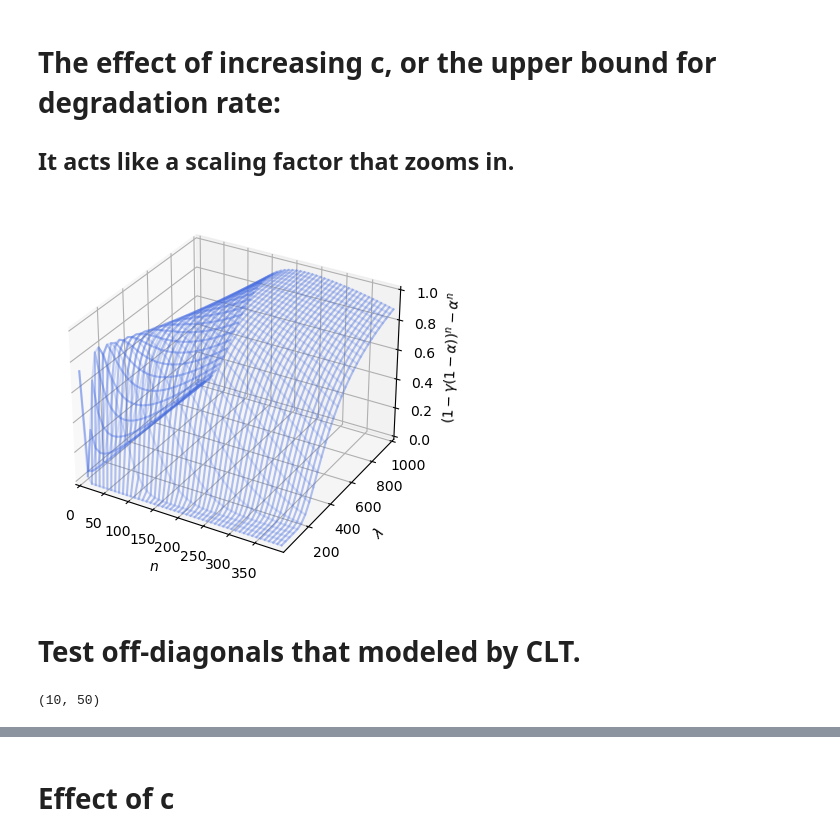
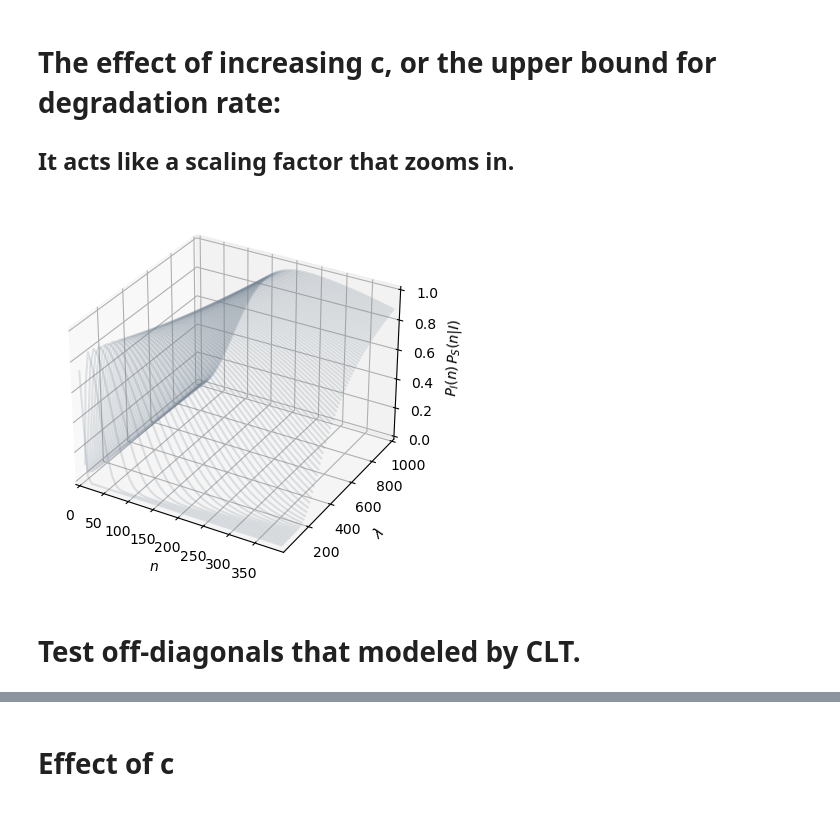
Before and after one commit to rpazuki/morpho_repo, a Jupyter notebook: Gershgoring/Final/P_I_P_S_estimates.ipynb, the cells around one changed output, grey strips where cells are left out. Saved outputs shown, nothing was run; the diff lists cells and outputs as text; code cells hidden in the pictures.

```diff
--- a/Gershgoring/Final/P_I_P_S_estimates.ipynb
+++ b/Gershgoring/Final/P_I_P_S_estimates.ipynb
@@ -77,7 +77,7 @@ def gamma_clt(n, mu, sigma, c):
 # %%
 c=1
 ns = 4*np.arange(1, 100, 2).astype(np.int32)#np.array([4, 8, 16, 32, 64, 128, 256])#, 512, 1024])
-lambs = np.linspace(1, 1000, 30)# np.array([1, 10, 50, 100, 500])
+lambs = np.linspace(1, 1000, 60)# np.array([1, 10, 50, 100, 500])
 
 alphas = np.array([[alpha_exp(n ,lamb, c)
                              for n in ns]
@@ -88,14 +88,16 @@ ax = plt.figure().add_subplot(projection='3d', azim=120)
 
 for k,lamb in enumerate(lambs):
     ax.plot(ns, 1-alphas[k,:], zs=lamb, zdir='y',
-            color='royalblue', alpha=.3)
+            color='slategray'#'royalblue'
+            , alpha=.3)
 
-for k,n in enumerate(ns):
-    ax.plot(lambs, 1-alphas[:,k], zs=n, zdir='x',
-            color='royalblue', alpha=.3)
+# for k,n in enumerate(ns):
+#     ax.plot(lambs, 1-alphas[:,k], zs=n, zdir='x',
+#             color='slategray'#'royalblue'
+#             , alpha=.3)
 
 
 ax.set(xlim=(0, ns[-1]), ylim=(lambs[0], lambs[-1]), zlim=(0, 1),
-       xlabel=r'$n$', ylabel=r'$\lambda$', zlabel=r'1-$\alpha(n)$')
+       xlabel=r'$n$', ylabel=r'$\lambda$', zlabel=r'$P_I(n)$')
 plt.show()
 # %% [output]
@@ -103,7 +105,7 @@ plt.show()
 # %%
 c=1
 ns = 4*np.arange(1, 100, 2).astype(np.int32)#np.array([4, 8, 16, 32, 64, 128, 256])#, 512, 1024])
-lambs = np.linspace(1, 1000, 30)# np.array([1, 10, 50, 100, 500])
+lambs = np.linspace(1, 1000, 60)# np.array([1, 10, 50, 100, 500])
 
 alphas = np.array([[alpha_exp(n ,lamb, c)
                              for n in ns]
@@ -116,13 +118,15 @@ ax = plt.figure().add_subplot(projection='3d')
 
 for k,lamb in enumerate(lambs):
     ax.plot(ns, (1-gammas[k,:]*(1-alphas[k,:]))**ns - alphas[k,:]**ns, zs=lamb, zdir='y',
-            color='royalblue', alpha=.2)
+            color='slategray'#'royalblue'
+            , alpha=.2)
 
-for k,n in enumerate(ns):
-    ax.plot(lambs, (1-gammas[:,k]*(1-alphas[:,k]))**n - alphas[:,k]**n, zs=n, zdir='x',
-            color='royalblue', alpha=.4)
+# for k,n in enumerate(ns):
+#     ax.plot(lambs, (1-gammas[:,k]*(1-alphas[:,k]))**n - alphas[:,k]**n, zs=n, zdir='x',
+#             color='slategray'#'royalblue'
+#             , alpha=.4)
 
 ax.set(xlim=(0, ns[-1]), ylim=(lambs[0], lambs[-1]), zlim=(0, 1),
-       xlabel=r'$n$', ylabel=r'$\lambda$', zlabel=r'$(1-\gamma(1-\alpha))^n - \alpha^n$')
+       xlabel=r'$n$', ylabel=r'$\lambda$', zlabel=r'$P_I(n) \, P_S(n | I)$')
 plt.show()
 # %% [output]
@@ -133,33 +137,31 @@ plt.show()
 # %%
 c=10
 ns = 4*np.arange(1, 100, 2).astype(np.int32)#np.array([4, 8, 16, 32, 64, 128, 256])#, 512, 1024])
-lambs = np.linspace(1, 1000, 30)# np.array([1, 10, 50, 100, 500])
+lambs = np.linspace(1, 1000, 80)# np.array([1, 10, 50, 100, 500])
 
 alphas = np.array([[alpha_exp(n ,lamb, c)
                              for n in ns]
                              for lamb in lambs ])
 gammas = np.array([[gamma_exp(n ,lamb, c, clt=True)
                              for n in ns]
                              for lamb in lambs ])
 
 ax = plt.figure().add_subplot(projection='3d')
 
 for k,lamb in enumerate(lambs):
     ax.plot(ns, (1-gammas[k,:]*(1-alphas[k,:]))**ns - alphas[k,:]**ns, zs=lamb, zdir='y',
-            color='royalblue', alpha=.2)
+            color='slategray'#'royalblue'
+            , alpha=.2)
 
-for k,n in enumerate(ns):
-    ax.plot(lambs, (1-gammas[:,k]*(1-alphas[:,k]))**n - alphas[:,k]**n, zs=n, zdir='x',
-            color='royalblue', alpha=.4)
+# for k,n in enumerate(ns):
+#     ax.plot(lambs, (1-gammas[:,k]*(1-alphas[:,k]))**n - alphas[:,k]**n, zs=n, zdir='x',
+#             color='slategray'#'royalblue'
+#             , alpha=.4)
 
 ax.set(xlim=(0, ns[-1]), ylim=(lambs[0], lambs[-1]), zlim=(0, 1),
-       xlabel=r'$n$', ylabel=r'$\lambda$', zlabel=r'$(1-\gamma(1-\alpha))^n - \alpha^n$')
+       xlabel=r'$n$', ylabel=r'$\lambda$', zlabel=r'$P_I(n) \, P_S(n | I)$')
 plt.show()
 # %% [output]
-[figure, old version]
+[figure, new version]
 # %% [markdown]
 # Test off-diagonals that modeled by CLT.
-# %%
-alphas.shape
-# %% [output]
-(10, 50)
```
Also changed, not shown: parts of 14 cells of this notebook, 4 other files.
